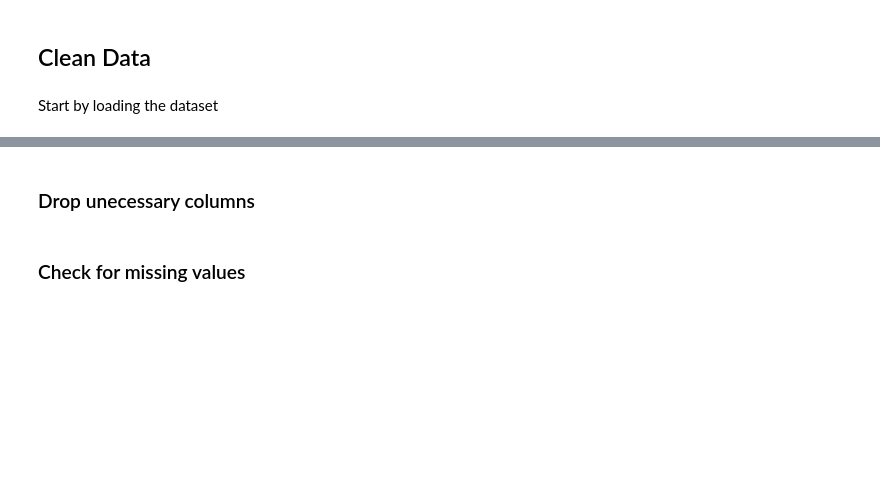
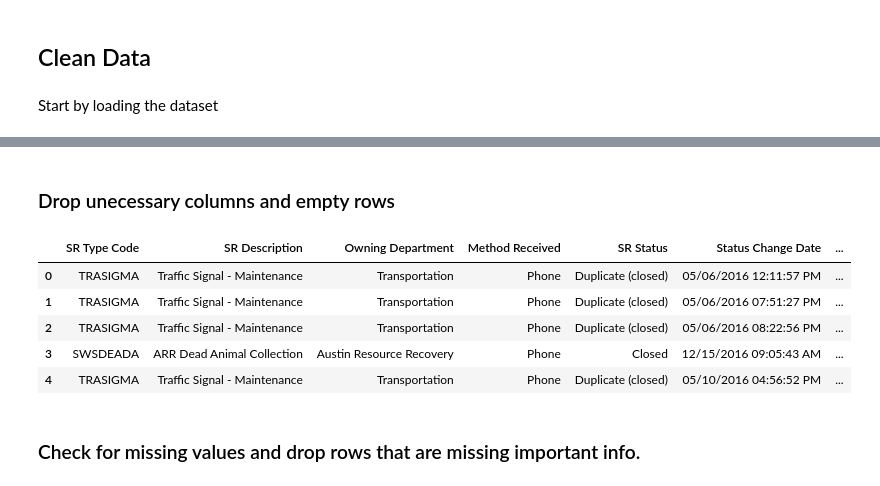
Before and after one commit to hurshd0/Austin-311-Data-Analysis, a Jupyter notebook: clean_data.ipynb, the cells around one changed output, grey strips where cells are left out. Cells and saved outputs as stored; diff of their text form; code cells hidden in the pictures; blank space fills up the shorter version.

```diff
--- a/clean_data.ipynb
+++ b/clean_data.ipynb
@@ -70,4 +89,15 @@ df.head()
 # %% [markdown]
-### Drop unecessary columns
+### Drop unecessary columns and empty rows
+# %%
+columns = ['Map Page', 'Map Tile', 'Service Request (SR) Number', 'SR Location', 'Street Number', 'Street Name', 'State Plane X Coordinate', 'State Plane Y Coordinate', '(Latitude.Longitude)']
+df = df.drop(columns, axis=1)
+df.head()
+# %% [output]
+|  | SR Type Code | SR Description | Owning Department | Method Received | SR Status | Status Change Date | ... |
+| 0 | TRASIGMA | Traffic Signal - Maintenance | Transportation | Phone | Duplicate (closed) | 05/06/2016 12:11:57 PM | ... |
+| 1 | TRASIGMA | Traffic Signal - Maintenance | Transportation | Phone | Duplicate (closed) | 05/06/2016 07:51:27 PM | ... |
+| 2 | TRASIGMA | Traffic Signal - Maintenance | Transportation | Phone | Duplicate (closed) | 05/06/2016 08:22:56 PM | ... |
+| 3 | SWSDEADA | ARR Dead Animal Collection | Austin Resource Recovery | Phone | Closed | 12/15/2016 09:05:43 AM | ... |
+| 4 | TRASIGMA | Traffic Signal - Maintenance | Transportation | Phone | Duplicate (closed) | 05/10/2016 04:56:52 PM | ... |
 # %% [markdown]
-### Check for missing values
+### Check for missing values and drop rows that are missing important info.
```
Also changed, not shown: parts of 14 cells of this notebook.
